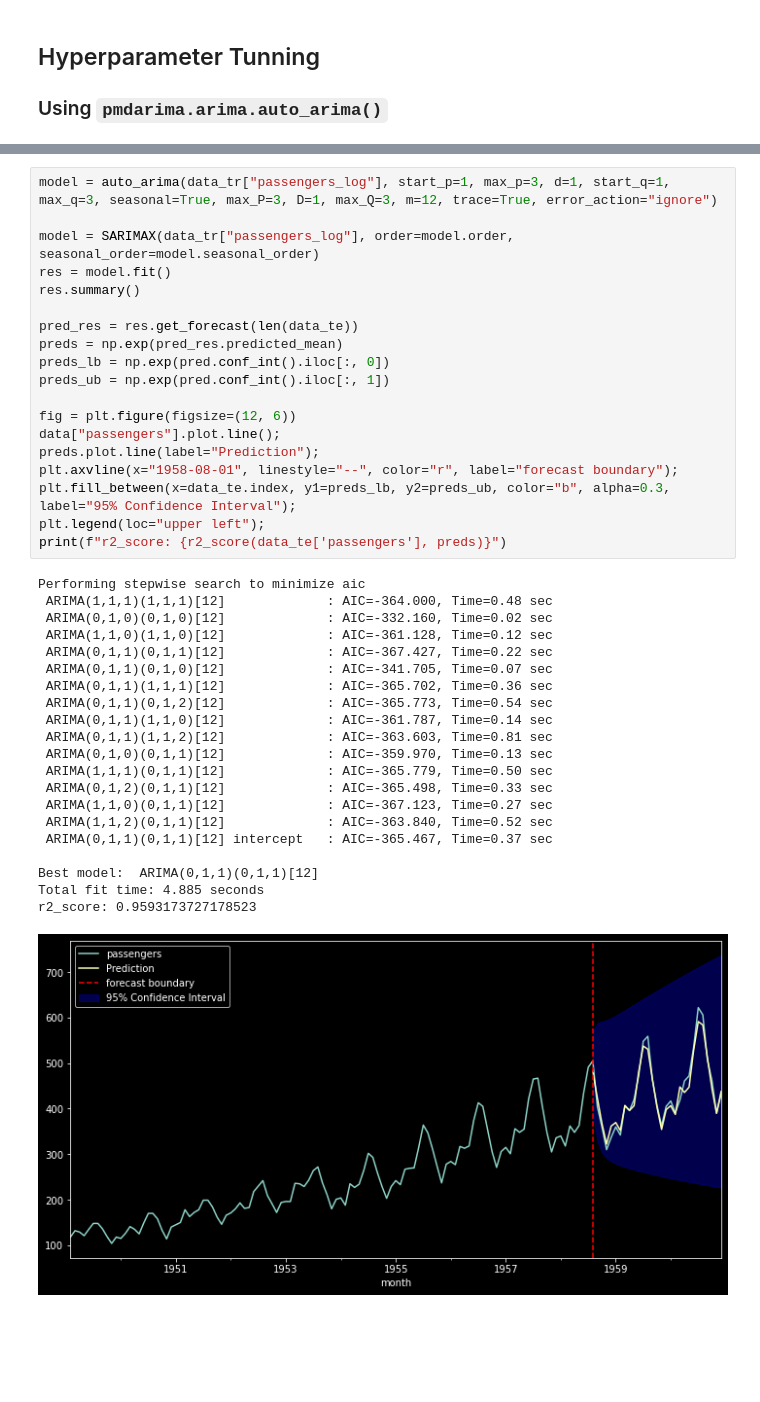
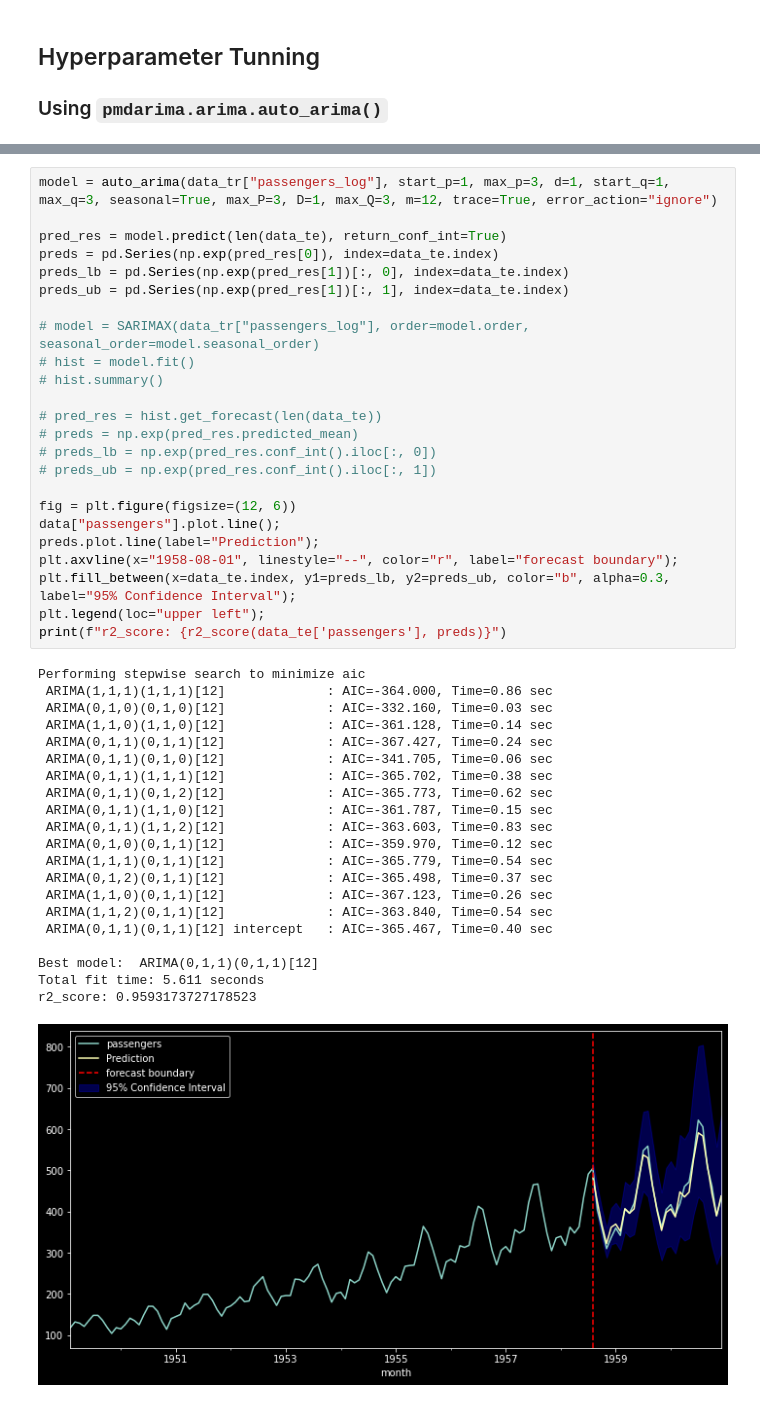
Before and after one commit to KimRass/warehouse, a Jupyter notebook: Data Science/Machine Learning/Time Series/Air Passengers & Seasonal ARIMA.ipynb, the cells around one changed output, grey strips where cells are left out. Cells and saved outputs as stored; diff of their text form; blank space fills up the shorter version.

```diff
--- a/Data Science/Machine Learning/Time Series/Air Passengers & Seasonal ARIMA.ipynb
+++ b/Data Science/Machine Learning/Time Series/Air Passengers & Seasonal ARIMA.ipynb
@@ -138,41 +134,46 @@ r2_score: 0.9191271726184944
 # %%
 model = auto_arima(data_tr["passengers_log"], start_p=1, max_p=3, d=1, start_q=1, max_q=3, seasonal=True, max_P=3, D=1, max_Q=3, m=12, trace=True, error_action="ignore")
 
-model = SARIMAX(data_tr["passengers_log"], order=model.order, seasonal_order=model.seasonal_order)
-res = model.fit()
-res.summary()
+pred_res = model.predict(len(data_te), return_conf_int=True)
+preds = pd.Series(np.exp(pred_res[0]), index=data_te.index)
+preds_lb = pd.Series(np.exp(pred_res[1])[:, 0], index=data_te.index)
+preds_ub = pd.Series(np.exp(pred_res[1])[:, 1], index=data_te.index)
 
-pred_res = res.get_forecast(len(data_te))
-preds = np.exp(pred_res.predicted_mean)
-preds_lb = np.exp(pred.conf_int().iloc[:, 0])
-preds_ub = np.exp(pred.conf_int().iloc[:, 1])
+# model = SARIMAX(data_tr["passengers_log"], order=model.order, seasonal_order=model.seasonal_order)
+# hist = model.fit()
+# hist.summary()
+
+# pred_res = hist.get_forecast(len(data_te))
+# preds = np.exp(pred_res.predicted_mean)
+# preds_lb = np.exp(pred_res.conf_int().iloc[:, 0])
+# preds_ub = np.exp(pred_res.conf_int().iloc[:, 1])
 
 fig = plt.figure(figsize=(12, 6))
 data["passengers"].plot.line();
 preds.plot.line(label="Prediction");
 plt.axvline(x="1958-08-01", linestyle="--", color="r", label="forecast boundary");
 plt.fill_between(x=data_te.index, y1=preds_lb, y2=preds_ub, color="b", alpha=0.3, label="95% Confidence Interval");
 plt.legend(loc="upper left");
 print(f"r2_score: {r2_score(data_te['passengers'], preds)}")
 # %% [output]
 Performing stepwise search to minimize aic
- ARIMA(1,1,1)(1,1,1)[12]             : AIC=-364.000, Time=0.48 sec
- ARIMA(0,1,0)(0,1,0)[12]             : AIC=-332.160, Time=0.02 sec
- ARIMA(1,1,0)(1,1,0)[12]             : AIC=-361.128, Time=0.12 sec
- ARIMA(0,1,1)(0,1,1)[12]             : AIC=-367.427, Time=0.22 sec
- ARIMA(0,1,1)(0,1,0)[12]             : AIC=-341.705, Time=0.07 sec
- ARIMA(0,1,1)(1,1,1)[12]             : AIC=-365.702, Time=0.36 sec
- ARIMA(0,1,1)(0,1,2)[12]             : AIC=-365.773, Time=0.54 sec
- ARIMA(0,1,1)(1,1,0)[12]             : AIC=-361.787, Time=0.14 sec
- ARIMA(0,1,1)(1,1,2)[12]             : AIC=-363.603, Time=0.81 sec
- ARIMA(0,1,0)(0,1,1)[12]             : AIC=-359.970, Time=0.13 sec
- ARIMA(1,1,1)(0,1,1)[12]             : AIC=-365.779, Time=0.50 sec
- ARIMA(0,1,2)(0,1,1)[12]             : AIC=-365.498, Time=0.33 sec
- ARIMA(1,1,0)(0,1,1)[12]             : AIC=-367.123, Time=0.27 sec
- ARIMA(1,1,2)(0,1,1)[12]             : AIC=-363.840, Time=0.52 sec
- ARIMA(0,1,1)(0,1,1)[12] intercept   : AIC=-365.467, Time=0.37 sec
+ ARIMA(1,1,1)(1,1,1)[12]             : AIC=-364.000, Time=0.86 sec
+ ARIMA(0,1,0)(0,1,0)[12]             : AIC=-332.160, Time=0.03 sec
+ ARIMA(1,1,0)(1,1,0)[12]             : AIC=-361.128, Time=0.14 sec
+ ARIMA(0,1,1)(0,1,1)[12]             : AIC=-367.427, Time=0.24 sec
+ ARIMA(0,1,1)(0,1,0)[12]             : AIC=-341.705, Time=0.06 sec
+ ARIMA(0,1,1)(1,1,1)[12]             : AIC=-365.702, Time=0.38 sec
+ ARIMA(0,1,1)(0,1,2)[12]             : AIC=-365.773, Time=0.62 sec
+ ARIMA(0,1,1)(1,1,0)[12]             : AIC=-361.787, Time=0.15 sec
+ ARIMA(0,1,1)(1,1,2)[12]             : AIC=-363.603, Time=0.83 sec
+ ARIMA(0,1,0)(0,1,1)[12]             : AIC=-359.970, Time=0.12 sec
+ ARIMA(1,1,1)(0,1,1)[12]             : AIC=-365.779, Time=0.54 sec
+ ARIMA(0,1,2)(0,1,1)[12]             : AIC=-365.498, Time=0.37 sec
+ ARIMA(1,1,0)(0,1,1)[12]             : AIC=-367.123, Time=0.26 sec
+ ARIMA(1,1,2)(0,1,1)[12]             : AIC=-363.840, Time=0.54 sec
+ ARIMA(0,1,1)(0,1,1)[12] intercept   : AIC=-365.467, Time=0.40 sec
 
 Best model:  ARIMA(0,1,1)(0,1,1)[12]
-Total fit time: 4.885 seconds
+Total fit time: 5.611 seconds
 r2_score: 0.9593173727178523
-[figure, old version]
+[figure, new version]
```
Also changed, not shown: parts of 3 cells of this notebook, 6 other files.
